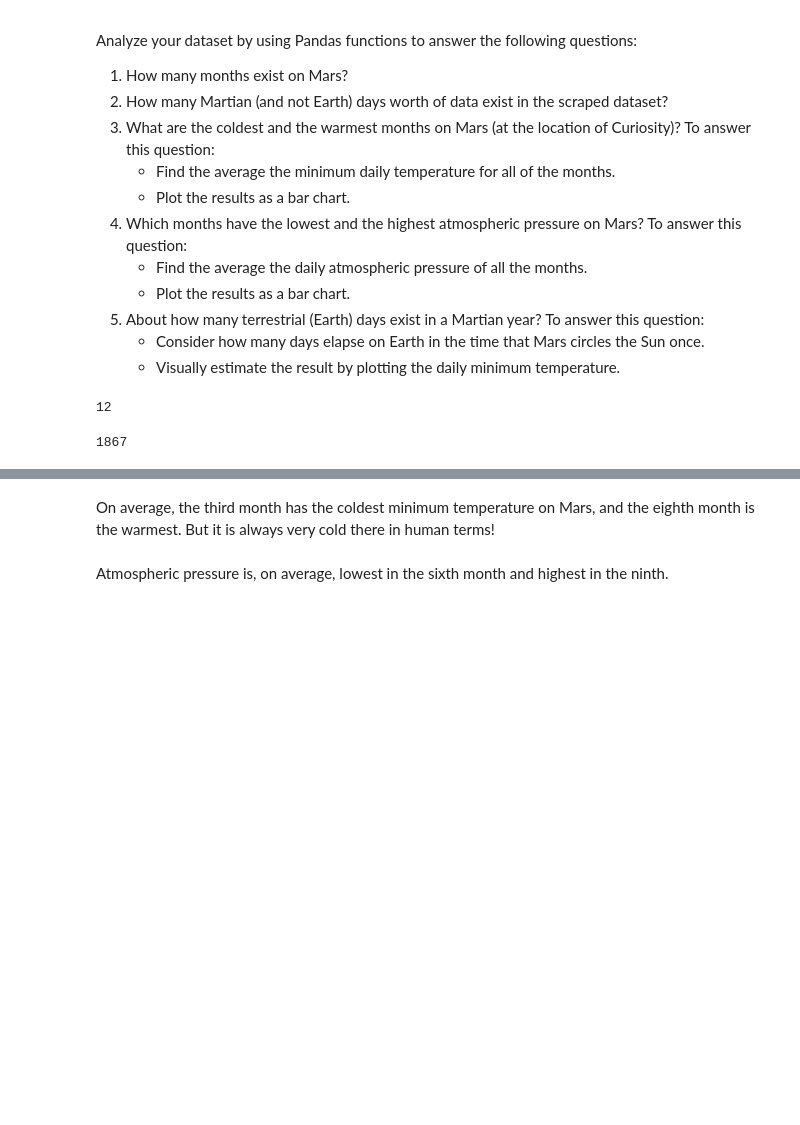
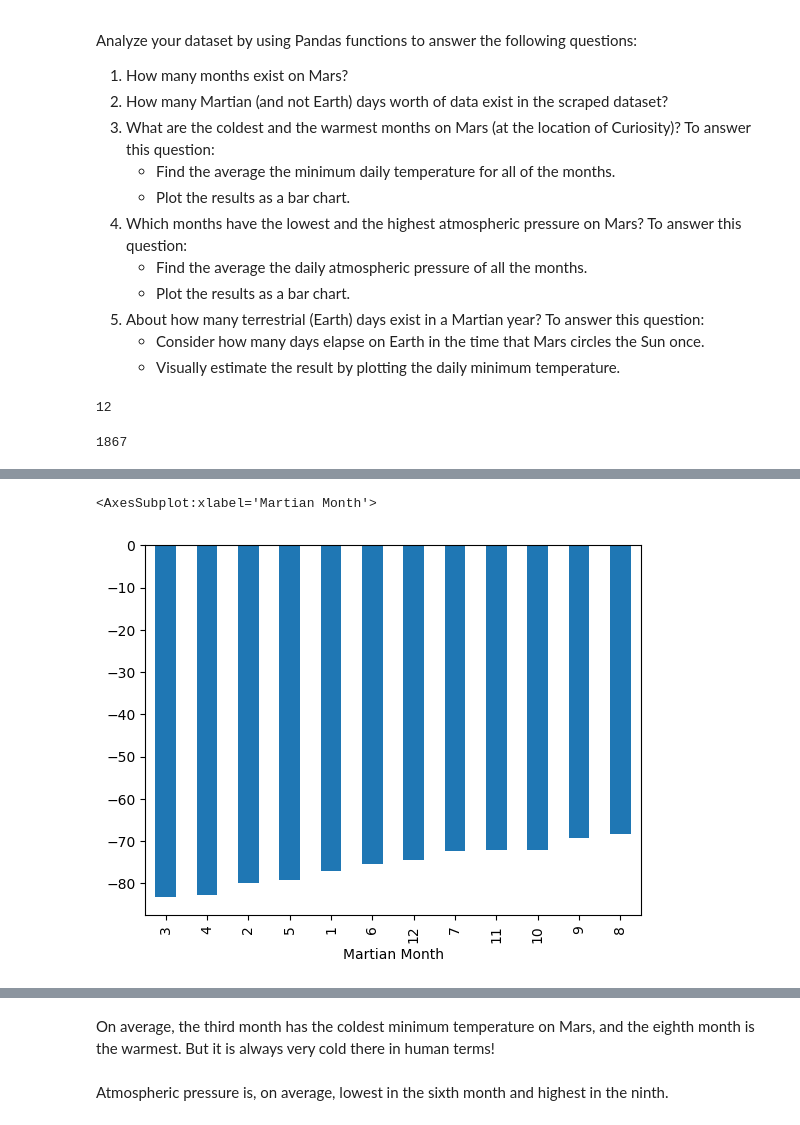
Before and after one commit to EmG3214/MarsHTMLscrape, a Jupyter notebook: part_2_mars_weather.ipynb, the cells around one changed output, grey strips where cells are left out. Saved outputs shown, nothing was run; the diff lists cells and outputs as text; code cells hidden in the pictures; blank space fills up the shorter version.

```diff
--- a/part_2_mars_weather.ipynb
+++ b/part_2_mars_weather.ipynb
@@ -221,0 +194,7 @@ Name: min_temp, dtype: float64
+# %%
+# Identify the coldest and hottest months in Curiosity's location
+sorted_mars_temps = averages["Min Temp (C)"]. sort_values()
+sorted_mars_temps.plot(kind='bar')
+# %% [output]
+<AxesSubplot:xlabel='Martian Month'>
+[figure, added]
```
Also changed, not shown: parts of 15 cells of this notebook, 2 other files.
